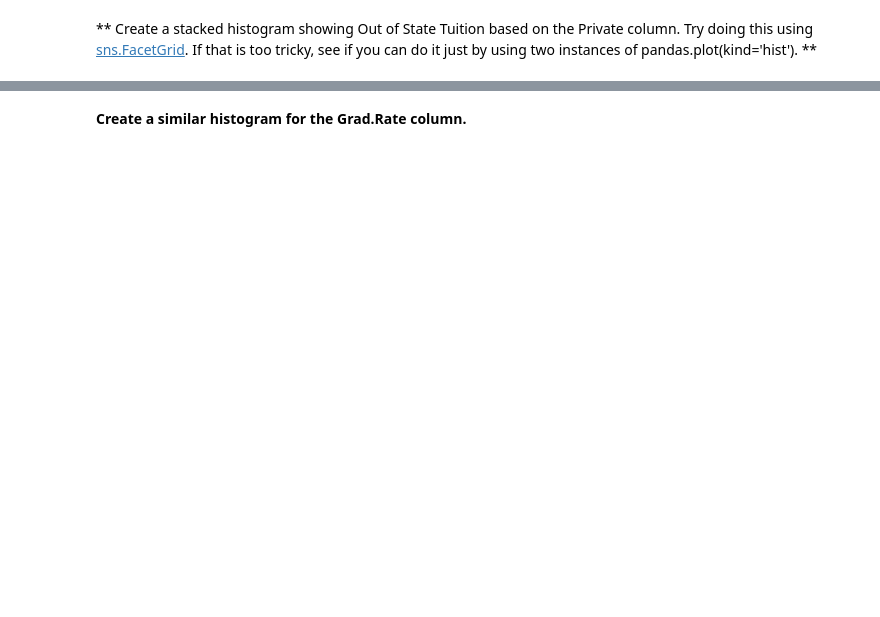
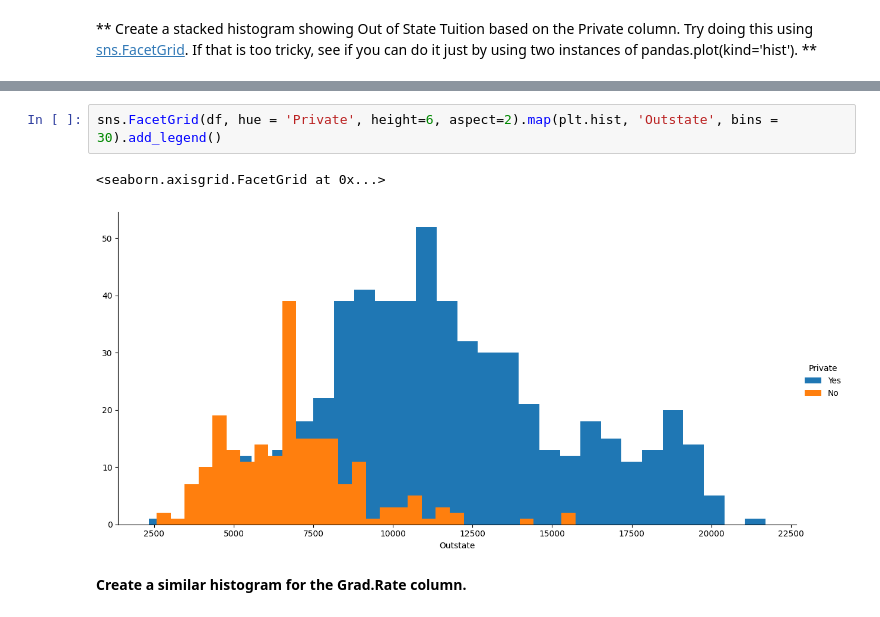
Before and after one commit to Shlok-21/MyLearningNotebooks, a Jupyter notebook: 05 - K maens Clustering.ipynb, the cells around one changed output, grey strips where cells are left out. Drawn from its saved outputs; the diff is of its cells as text; blank space fills up the shorter version.

```diff
--- a/05 - K maens Clustering.ipynb
+++ b/05 - K maens Clustering.ipynb
@@ -108,2 +117,7 @@ It's time to create some data visualizations!
+# %%
+sns.FacetGrid(df, hue = 'Private', height=6, aspect=2).map(plt.hist, 'Outstate', bins = 30).add_legend()
+# %% [output]
+<seaborn.axisgrid.FacetGrid at 0x...>
+[figure, added]
 # %% [markdown]
 **Create a similar histogram for the Grad.Rate column.**
```
Also changed, not shown: parts of 37 cells of this notebook.
